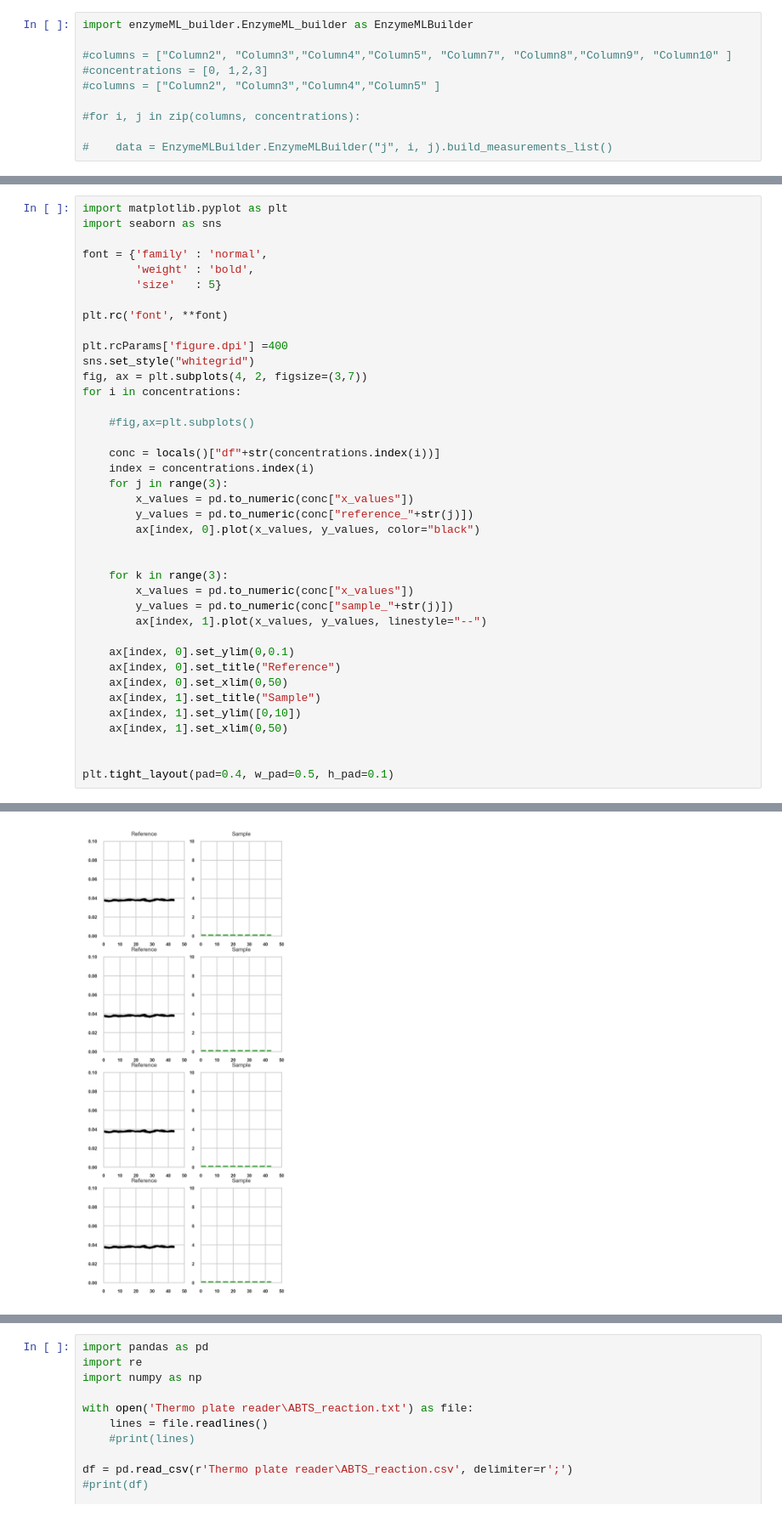
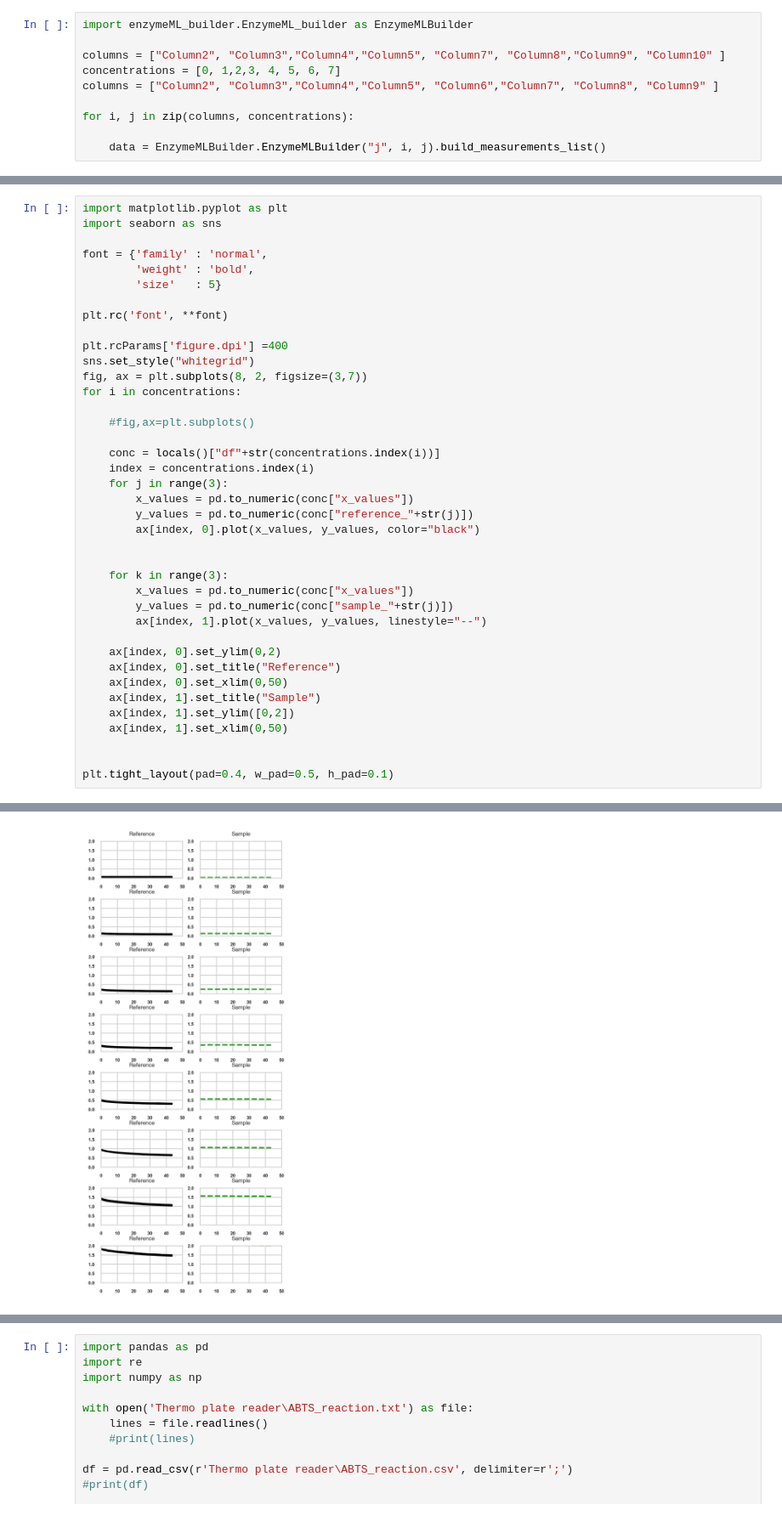
Before and after one commit to BioCatHub/bch_scenario_Alaric, a Jupyter notebook: Kinetics.ipynb, the cells around one changed output, grey strips where cells are left out. Shown at 85% size. Cells and saved outputs as stored; diff of their text form.

```diff
--- a/Kinetics.ipynb
+++ b/Kinetics.ipynb
@@ -1,11 +1,11 @@
 # %%
 import enzymeML_builder.EnzymeML_builder as EnzymeMLBuilder
 
-#columns = ["Column2", "Column3","Column4","Column5", "Column7", "Column8","Column9", "Column10" ]
-#concentrations = [0, 1,2,3]
-#columns = ["Column2", "Column3","Column4","Column5" ]
+columns = ["Column2", "Column3","Column4","Column5", "Column7", "Column8","Column9", "Column10" ]
+concentrations = [0, 1,2,3, 4, 5, 6, 7]
+columns = ["Column2", "Column3","Column4","Column5", "Column6","Column7", "Column8", "Column9" ]
 
-#for i, j in zip(columns, concentrations):
+for i, j in zip(columns, concentrations):
 
-#    data = EnzymeMLBuilder.EnzymeMLBuilder("j", i, j).build_measurements_list()
+    data = EnzymeMLBuilder.EnzymeMLBuilder("j", i, j).build_measurements_list()
 # %% [output]
@@ -57,7 +77,7 @@ plt.rc('font', **font)
 
 plt.rcParams['figure.dpi'] =400
 sns.set_style("whitegrid")
-fig, ax = plt.subplots(4, 2, figsize=(3,7))
+fig, ax = plt.subplots(8, 2, figsize=(3,7))
 for i in concentrations:
 
     #fig,ax=plt.subplots()
@@ -75,11 +95,11 @@ for i in concentrations:
         y_values = pd.to_numeric(conc["sample_"+str(j)])
         ax[index, 1].plot(x_values, y_values, linestyle="--")
 
-    ax[index, 0].set_ylim(0,0.1)
+    ax[index, 0].set_ylim(0,2)
     ax[index, 0].set_title("Reference")
     ax[index, 0].set_xlim(0,50)
     ax[index, 1].set_title("Sample")
-    ax[index, 1].set_ylim([0,10])
+    ax[index, 1].set_ylim([0,2])
     ax[index, 1].set_xlim(0,50)
 
 
@@ -89 +108 @@ plt.tight_layout(pad=0.4, w_pad=0.5, h_pad=0.1)
-[figure, old version]
+[figure, new version]
```
Also changed, not shown: parts of 7 cells of this notebook, 11 other files.
